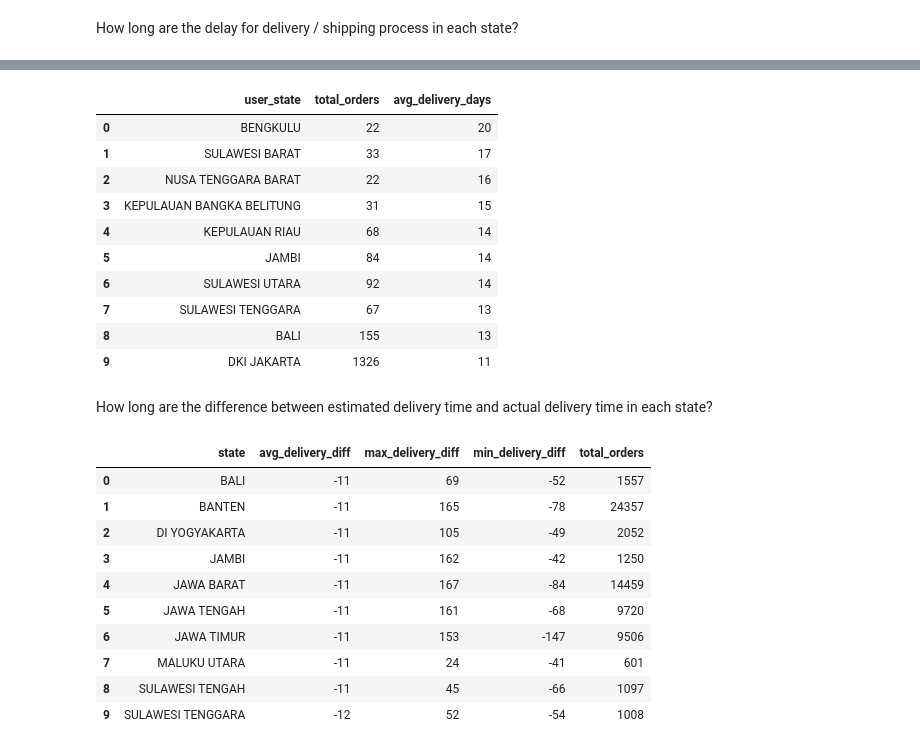
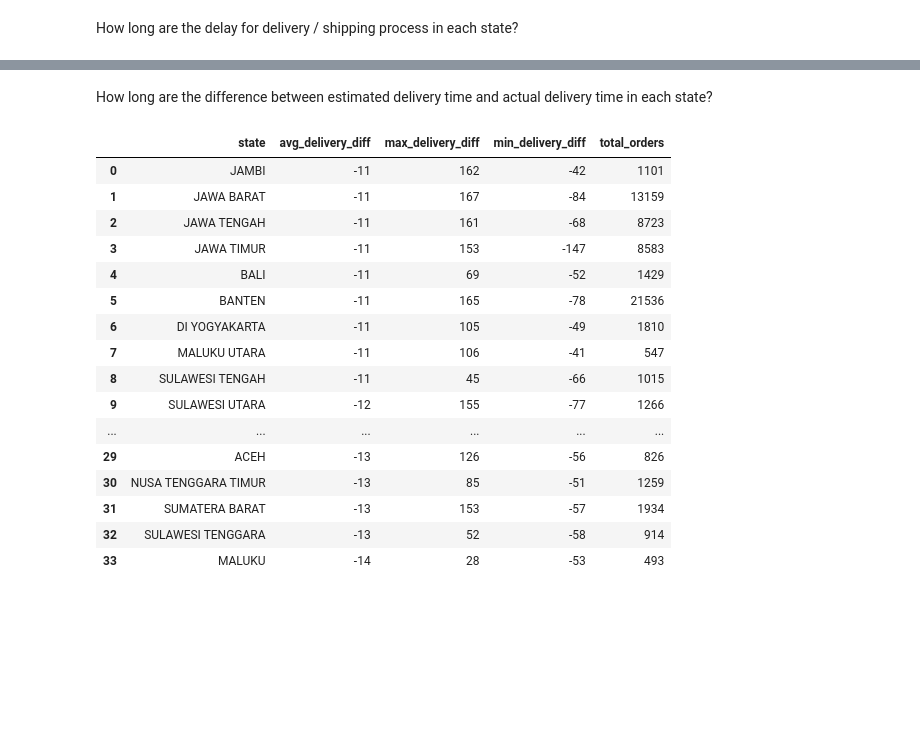
Before and after one commit to MaiElsayed01/ecommerce_etl, a Jupyter notebook: ecommerce_analysis.ipynb, the cells around one changed output, grey strips where cells are left out. Saved outputs shown, nothing was run; the diff lists cells and outputs as text; code cells hidden in the pictures; blank space fills up the shorter version.

```diff
--- a/ecommerce_analysis.ipynb
+++ b/ecommerce_analysis.ipynb
@@ -286,65 +295,38 @@ LateDeliveryRoutes.head(10)
-# %%
-query = '''
-
-    select
-        u.user_state
-        ,count(o.order_key) total_orders
-        ,avg(datediff(day, ed.date, dd.date)) avg_delivery_days
-    from order_fact o
-    join user_dim u on o.user_key = u.user_key
-    join date_dim dd on o.delivered_date_key = dd.date_key
-    join date_dim ed on o.estimated_time_delivery_key = ed.date_key
-    where dd.date > ed.date
-    group by u.user_state
-    order by avg_delivery_days desc
-
-'''
-
-LateDeliveryStates = pd.read_sql(query, con=engine)
-LateDeliveryStates.head(10)
-# %% [output]
-|  | user_state | total_orders | avg_delivery_days |
-| 0 | BENGKULU | 22 | 20 |
-| 1 | SULAWESI BARAT | 33 | 17 |
-| 2 | NUSA TENGGARA BARAT | 22 | 16 |
-| 3 | KEPULAUAN BANGKA BELITUNG | 31 | 15 |
-| 4 | KEPULAUAN RIAU | 68 | 14 |
-| 5 | JAMBI | 84 | 14 |
-| 6 | SULAWESI UTARA | 92 | 14 |
-| 7 | SULAWESI TENGGARA | 67 | 13 |
-| 8 | BALI | 155 | 13 |
-| 9 | DKI JAKARTA | 1326 | 11 |
 # %% [markdown]
 How long are the difference between estimated delivery time and actual delivery time in each state?
 # %%
 query = '''
-
-    select
-        u.user_state as state,
-        avg(datediff(day, ed.date, dd.date)) as avg_delivery_diff,
-        max(datediff(day, ed.date, dd.date)) as max_delivery_diff,
-        min(datediff(day, ed.date, dd.date)) as min_delivery_diff,
-        count(o.order_key) as total_orders
+   select
+        c.customer_state as state,
+        avg(datediff(day, ed.full_date, dd.full_date)) avg_delivery_diff,
+        max(datediff(day, ed.full_date, dd.full_date)) max_delivery_diff,
+        min(datediff(day, ed.full_date, dd.full_date)) min_delivery_diff,
+        count(o.order_key) total_orders
     from order_fact o
-    join user_dim u on o.user_key = u.user_key
+    join customer_dim c on o.customer_key = c.customer_key
     join date_dim dd on o.delivered_date_key = dd.date_key
-    join date_dim ed on o.estimated_time_delivery_key = ed.date_key
-    group by u.user_state
+    join date_dim ed on o.estimated_delivery_date_key = ed.date_key
+    group by c.customer_state
     order by avg_delivery_diff desc
-
 '''
 
 DeliveryTimeByState = pd.read_sql(query, con=engine)
-DeliveryTimeByState.head(10)
+DeliveryTimeByState
 # %% [output]
 |  | state | avg_delivery_diff | max_delivery_diff | min_delivery_diff | total_orders |
-| 0 | BALI | -11 | 69 | -52 | 1557 |
-| 1 | BANTEN | -11 | 165 | -78 | 24357 |
-| 2 | DI YOGYAKARTA | -11 | 105 | -49 | 2052 |
-| 3 | JAMBI | -11 | 162 | -42 | 1250 |
-| 4 | JAWA BARAT | -11 | 167 | -84 | 14459 |
-| 5 | JAWA TENGAH | -11 | 161 | -68 | 9720 |
-| 6 | JAWA TIMUR | -11 | 153 | -147 | 9506 |
-| 7 | MALUKU UTARA | -11 | 24 | -41 | 601 |
-| 8 | SULAWESI TENGAH | -11 | 45 | -66 | 1097 |
-| 9 | SULAWESI TENGGARA | -12 | 52 | -54 | 1008 |
+| 0 | JAMBI | -11 | 162 | -42 | 1101 |
+| 1 | JAWA BARAT | -11 | 167 | -84 | 13159 |
+| 2 | JAWA TENGAH | -11 | 161 | -68 | 8723 |
+| 3 | JAWA TIMUR | -11 | 153 | -147 | 8583 |
+| 4 | BALI | -11 | 69 | -52 | 1429 |
+| 5 | BANTEN | -11 | 165 | -78 | 21536 |
+| 6 | DI YOGYAKARTA | -11 | 105 | -49 | 1810 |
+| 7 | MALUKU UTARA | -11 | 106 | -41 | 547 |
+| 8 | SULAWESI TENGAH | -11 | 45 | -66 | 1015 |
+| 9 | SULAWESI UTARA | -12 | 155 | -77 | 1266 |
+| ... | ... | ... | ... | ... | ... |
+| 29 | ACEH | -13 | 126 | -56 | 826 |
+| 30 | NUSA TENGGARA TIMUR | -13 | 85 | -51 | 1259 |
+| 31 | SUMATERA BARAT | -13 | 153 | -57 | 1934 |
+| 32 | SULAWESI TENGGARA | -13 | 52 | -58 | 914 |
+| 33 | MALUKU | -14 | 28 | -53 | 493 |
```
Also changed, not shown: parts of 12 cells of this notebook.
